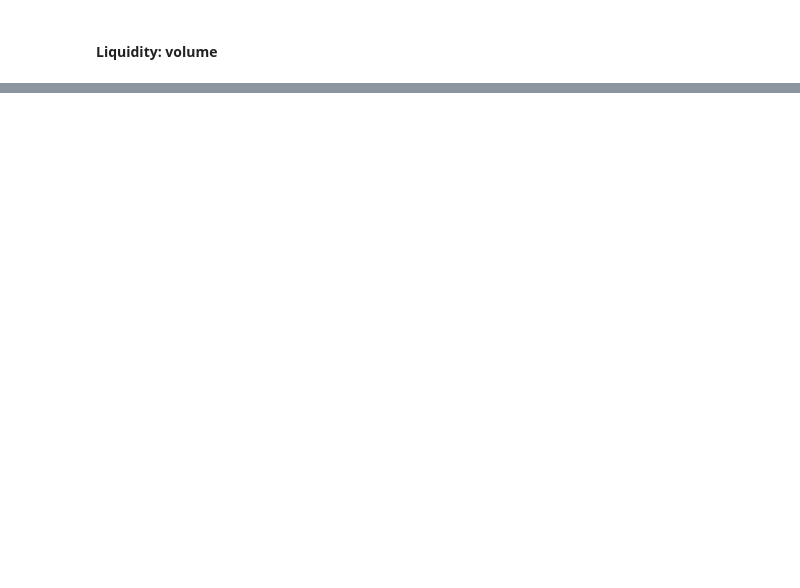
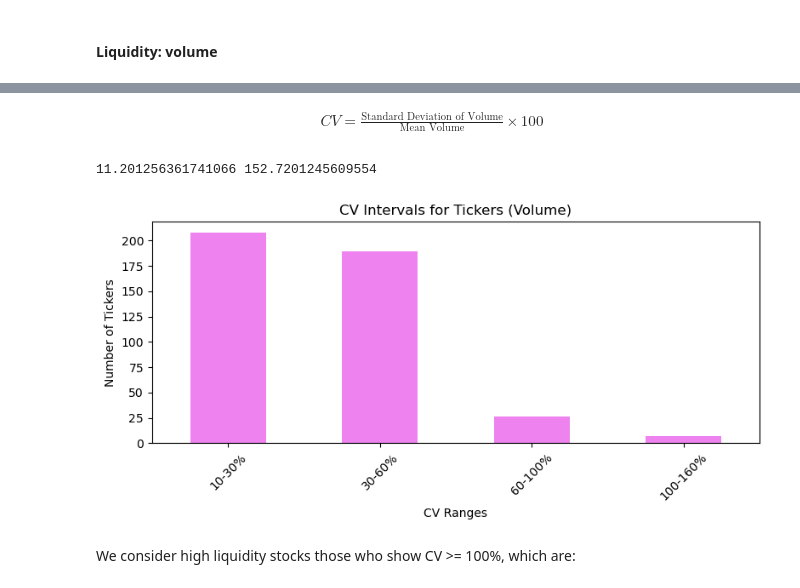
Before and after one commit to pmgfernandes04/SP500-Using-ML-and-Search-Methods, a Jupyter notebook: report.ipynb, the cells around one changed output, grey strips where cells are left out. Drawn from its saved outputs; the diff is of its cells as text; code cells hidden in the pictures; blank space fills up the shorter version.

```diff
--- a/report.ipynb
+++ b/report.ipynb
@@ -689,0 +708,50 @@ plt.show()
+# %% [markdown]
+<center>
+
+$ CV = \frac{\text{Standard Deviation of Volume}}{\text{Mean Volume}} \times 100 $
+
+</center>
+# %%
+cv_volumes = {}
+
+for ticker in tickers_3522:
+    file_path = os.path.join(clean_directory, f"{ticker}.csv")
+    df = pd.read_csv(file_path)
+
+    start_date = '2024-01-01'
+    end_date = '2024-01-31'
+    interval_df = df[(df['Date'] >= start_date) & (df['Date'] <= end_date)]
+
+    cv = (interval_df.Volume.std() / interval_df.Volume.mean()) * 100
+    cv_volumes[cv] = ticker
+# %%
+min_diff = min(cv_volumes)
+max_diff = max(cv_volumes)
+
+print(min_diff, max_diff)
+# %% [output]
+11.201256361741066 152.7201245609554
+# %%
+bins = [10, 30, 60, 100, 160]  # Chosen intervals to cover the range adequately
+labels = ['10-30%', '30-60%', '60-100%', '100-160%']  # Corresponding labels
+
+# Create ranges for CV volumes
+ranges = pd.cut(
+    list(cv_volumes.keys()),
+    bins=bins,
+    labels=labels
+)
+
+grouped_data = pd.Series(cv_volumes.keys()).groupby(ranges, observed=False).size()
+plt.figure(figsize=(8, 4))
+grouped_data.plot(kind='bar', color='violet')
+plt.title('CV Intervals for Tickers (Volume)')
+plt.xlabel('CV Ranges')
+plt.ylabel('Number of Tickers')
+plt.xticks(rotation=45)
+plt.tight_layout()
+plt.show()
+# %% [output]
+[figure, added]
+# %% [markdown]
+We consider high liquidity stocks those who show CV >= 100%, which are:
```
Also changed, not shown: parts of 14 cells of this notebook, 1 other file.
